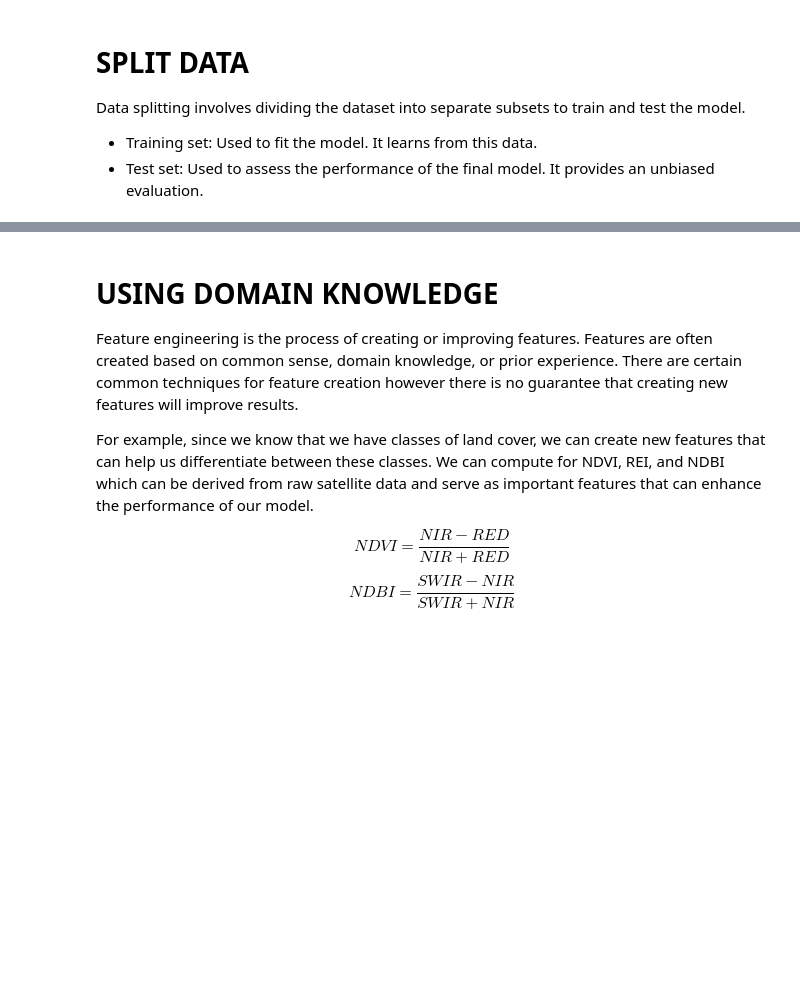
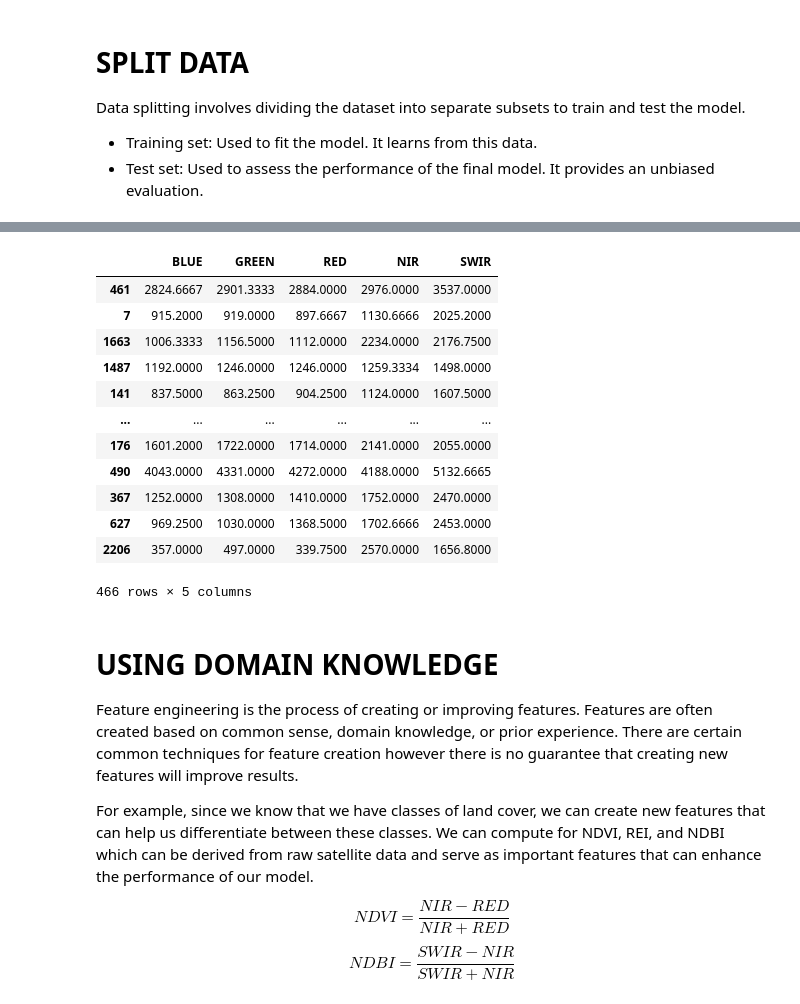
Before and after one commit to RJLA/GeoAI-ISPRS-SS, a Jupyter notebook: II.2.Data-Preparation.ipynb, the cells around one changed output, grey strips where cells are left out. Drawn from its saved outputs; the diff is of its cells as text; code cells hidden in the pictures; blank space fills up the shorter version.

```diff
--- a/II.2.Data-Preparation.ipynb
+++ b/II.2.Data-Preparation.ipynb
@@ -45,3 +53,19 @@ print(X_test.shape)
+# %%
+X_test
+# %% [output]
+|  | BLUE | GREEN | RED | NIR | SWIR |
+| 461 | 2824.6667 | 2901.3333 | 2884.0000 | 2976.0000 | 3537.0000 |
+| 7 | 915.2000 | 919.0000 | 897.6667 | 1130.6666 | 2025.2000 |
+| 1663 | 1006.3333 | 1156.5000 | 1112.0000 | 2234.0000 | 2176.7500 |
+| 1487 | 1192.0000 | 1246.0000 | 1246.0000 | 1259.3334 | 1498.0000 |
+| 141 | 837.5000 | 863.2500 | 904.2500 | 1124.0000 | 1607.5000 |
+| ... | ... | ... | ... | ... | ... |
+| 176 | 1601.2000 | 1722.0000 | 1714.0000 | 2141.0000 | 2055.0000 |
+| 490 | 4043.0000 | 4331.0000 | 4272.0000 | 4188.0000 | 5132.6665 |
+| 367 | 1252.0000 | 1308.0000 | 1410.0000 | 1752.0000 | 2470.0000 |
+| 627 | 969.2500 | 1030.0000 | 1368.5000 | 1702.6666 | 2453.0000 |
+| 2206 | 357.0000 | 497.0000 | 339.7500 | 2570.0000 | 1656.8000 |
+466 rows × 5 columns
 # %% [markdown]
 # USING DOMAIN KNOWLEDGE
 
```
Also changed, not shown: parts of 18 cells of this notebook, 21 other files.
